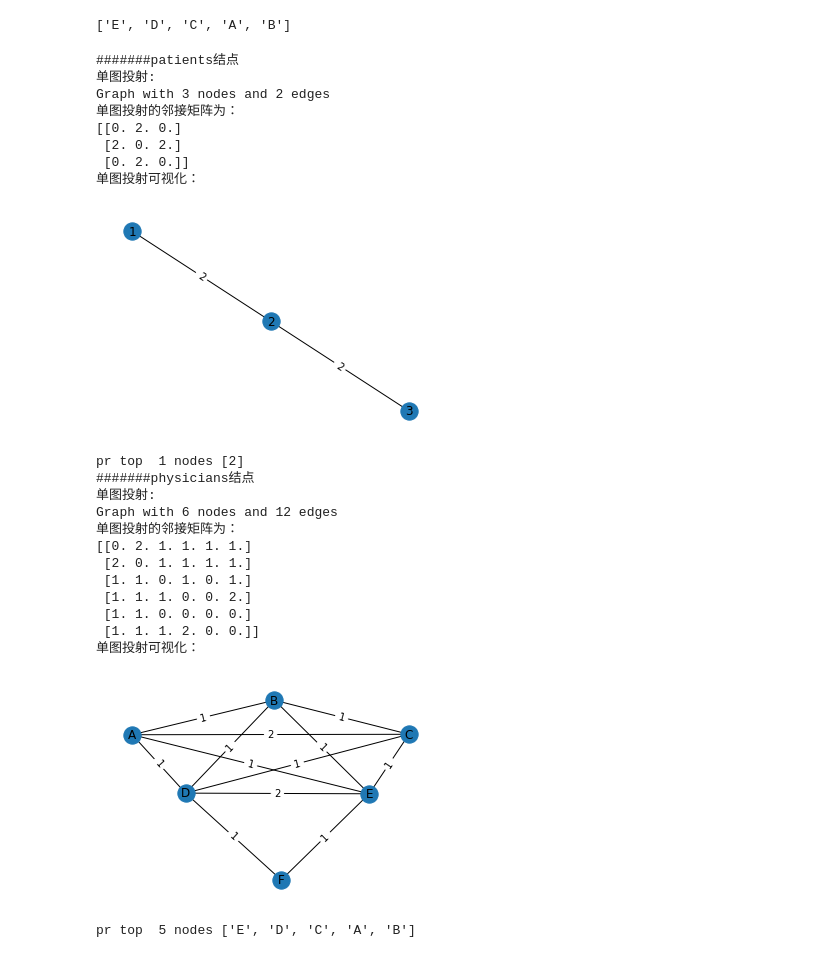
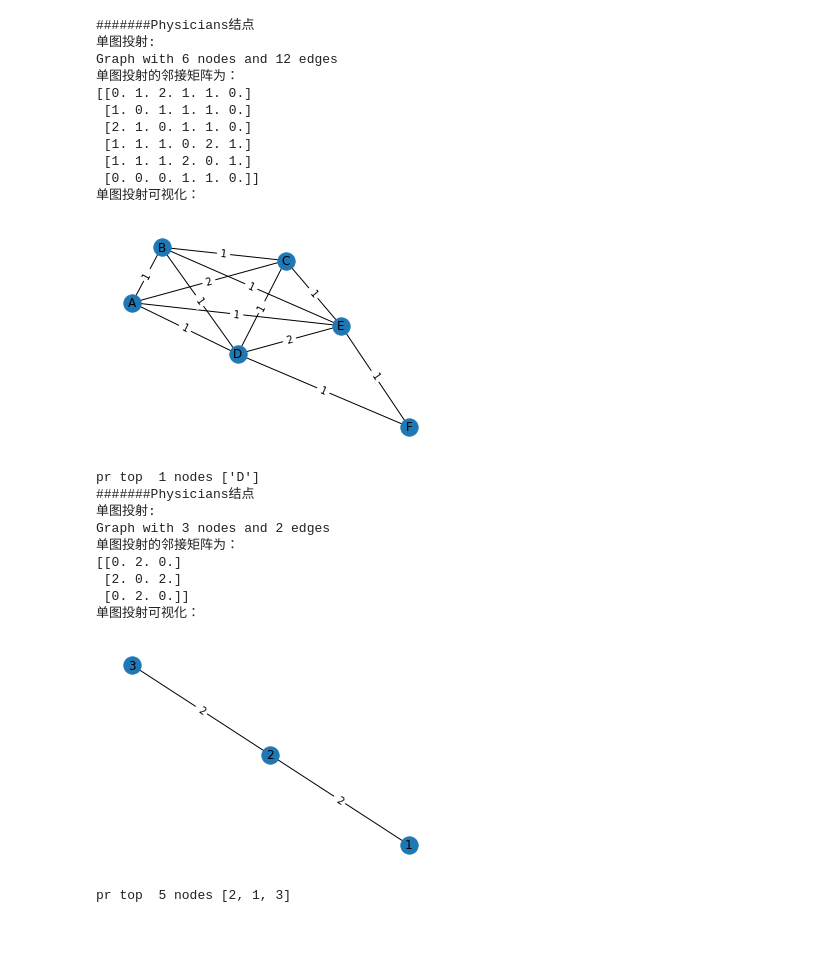
Before and after one commit to painterV/some_coding, a Jupyter notebook: bipartitie_graph.ipynb, the cells around one changed output. Cells and saved outputs as stored; diff of their text form; code cells hidden in the pictures.

```diff
--- a/bipartitie_graph.ipynb
+++ b/bipartitie_graph.ipynb
@@ -9,5 +2,0 @@ G = nx.Graph()
-# %%
-#向图中添加一个节点
-G.add_node(1)
-# %%
-G.add_nodes_from([2, 3])
@@ -18,2 +2,0 @@ Graph with 3 nodes and 0 edges
-# %%
-G.add_edge(2,1)
@@ -123,12 +141,24 @@ Physicians单图投射可视化：
 # %%
-#pr值计算
 
-pr_dic = nx.pagerank(G)
 
-#对各结点根据pr值由大到小排序
-s = sorted(pr_dic.items(), key=lambda x: x[1], reverse=True)
+##定义一个函数 GetProjectionAndTopKPrNodes
+def GetProjectionAndTopKPrNodes(B, nodes, k):
 
-#输出pr值top 5的结点
-print([item[0] for item in s[:5]])
+    #######Step1: 二部图投射到单类型结点
+    G = bipartite.weighted_projected_graph(B, nodes)
+    print("单图投射:")
+    print(G)
+    A = nx.to_numpy_array(G)
+    print("单图投射的邻接矩阵为：")
+    print(A)
+
+    #######Step2: 投射图的可视化
+    plotGraph(G)
+
+    #######Step3: 计算PR值，并打印top k的结点
+    #计算pr值
+    pr_dic = nx.pagerank(G)
+    #对各结点根据pr值由大到小排序
+    s = sorted(pr_dic.items(), key=lambda x: x[1], reverse=True)
+    #输出pr值top 5的结点
+    print("pr top ", k , "nodes", [item[0] for item in s[:k]])
-# %% [output]
-['E', 'D', 'C', 'A', 'B']
@@ -171,30 +165,30 @@ def projection_and_topK_pr_nodes(B, nodes, k):
 # %%
-print("#######patients结点")
-projection_and_topK_pr_nodes(B, top_nodes, 1)
+print("#######Physicians结点")
+GetProjectionAndTopKPrNodes(B, Physicians, 1)
 
-print("#######physicians结点")
-projection_and_topK_pr_nodes(B, bottom_nodes, 5)
+print("#######Physicians结点")
+GetProjectionAndTopKPrNodes(B, Patients, 5)
 # %% [output]
-#######patients结点
+#######Physicians结点
 单图投射:
-Graph with 3 nodes and 2 edges
+Graph with 6 nodes and 12 edges
 单图投射的邻接矩阵为：
-[[0. 2. 0.]
- [2. 0. 2.]
- [0. 2. 0.]]
+[[0. 1. 2. 1. 1. 0.]
+ [1. 0. 1. 1. 1. 0.]
+ [2. 1. 0. 1. 1. 0.]
+ [1. 1. 1. 0. 2. 1.]
+ [1. 1. 1. 2. 0. 1.]
+ [0. 0. 0. 1. 1. 0.]]
 单图投射可视化：
-[figure, old version]
+[figure, new version]
-pr top  1 nodes [2]
-#######physicians结点
+pr top  1 nodes ['D']
+#######Physicians结点
 单图投射:
-Graph with 6 nodes and 12 edges
+Graph with 3 nodes and 2 edges
 单图投射的邻接矩阵为：
-[[0. 2. 1. 1. 1. 1.]
- [2. 0. 1. 1. 1. 1.]
- [1. 1. 0. 1. 0. 1.]
- [1. 1. 1. 0. 0. 2.]
- [1. 1. 0. 0. 0. 0.]
- [1. 1. 1. 2. 0. 0.]]
+[[0. 2. 0.]
+ [2. 0. 2.]
+ [0. 2. 0.]]
 单图投射可视化：
-[figure, old version]
+[figure, new version]
-pr top  5 nodes ['E', 'D', 'C', 'A', 'B']
+pr top  5 nodes [2, 1, 3]
```
Also changed, not shown: parts of 8 cells of this notebook.
